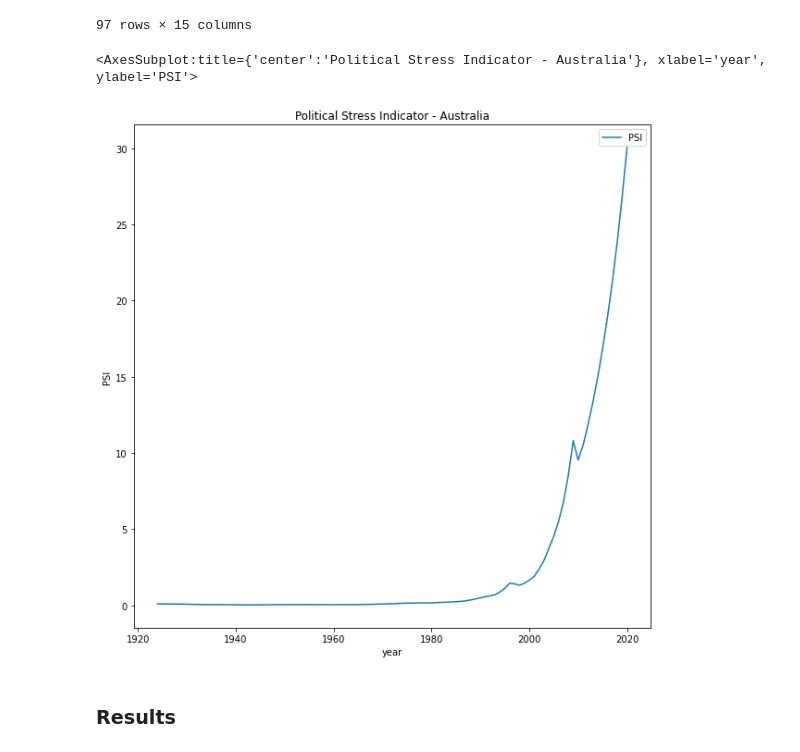
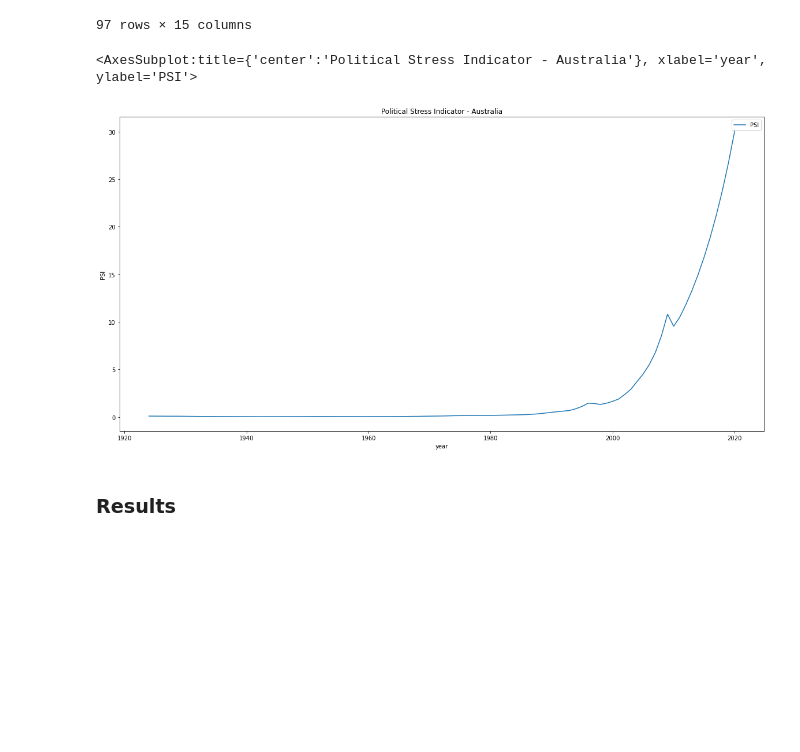
Before and after one commit to RichardScottOZ/Cliodynamics, a Jupyter notebook: notebooks/AUS_PSI.ipynb, the cells around one changed output. Drawn from its saved outputs; the diff is of its cells as text; code cells hidden in the pictures; blank space fills up the shorter version.

Commit message:
add Australia Political Stress Indicator plot

```diff
--- a/notebooks/AUS_PSI.ipynb
+++ b/notebooks/AUS_PSI.ipynb
@@ -273,10 +273,10 @@ data
 | 96 | 2020 | NaN | NaN | NaN | NaN | 0.492692 | 0.897116 | 0.121214 | 116.577271 | ... |
 97 rows × 15 columns
 # %%
-data.plot(x='year', y='PSI', title='Political Stress Indicator - Australia',xlabel='year', ylabel='PSI',  figsize=(10,10) )
+data.plot(x='year', y='PSI', title='Political Stress Indicator - Australia',xlabel='year', ylabel='PSI',  figsize=(20,10) )
 # %% [output]
 <AxesSubplot:title={'center':'Political Stress Indicator - Australia'}, xlabel='year', ylabel='PSI'>
-[figure, old version]
+[figure, new version]
 # %% [markdown]
 ### Results
 # %% [markdown]
```
Also changed, not shown: 1 other file.
